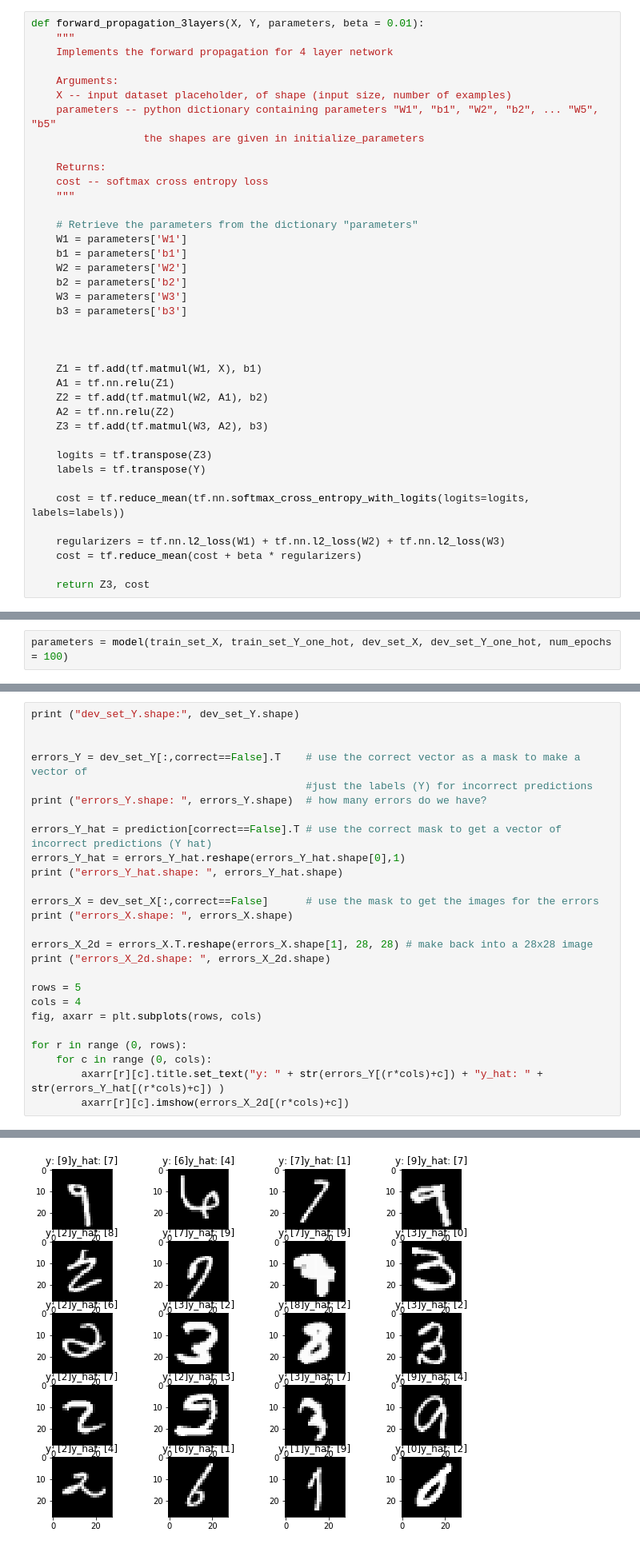
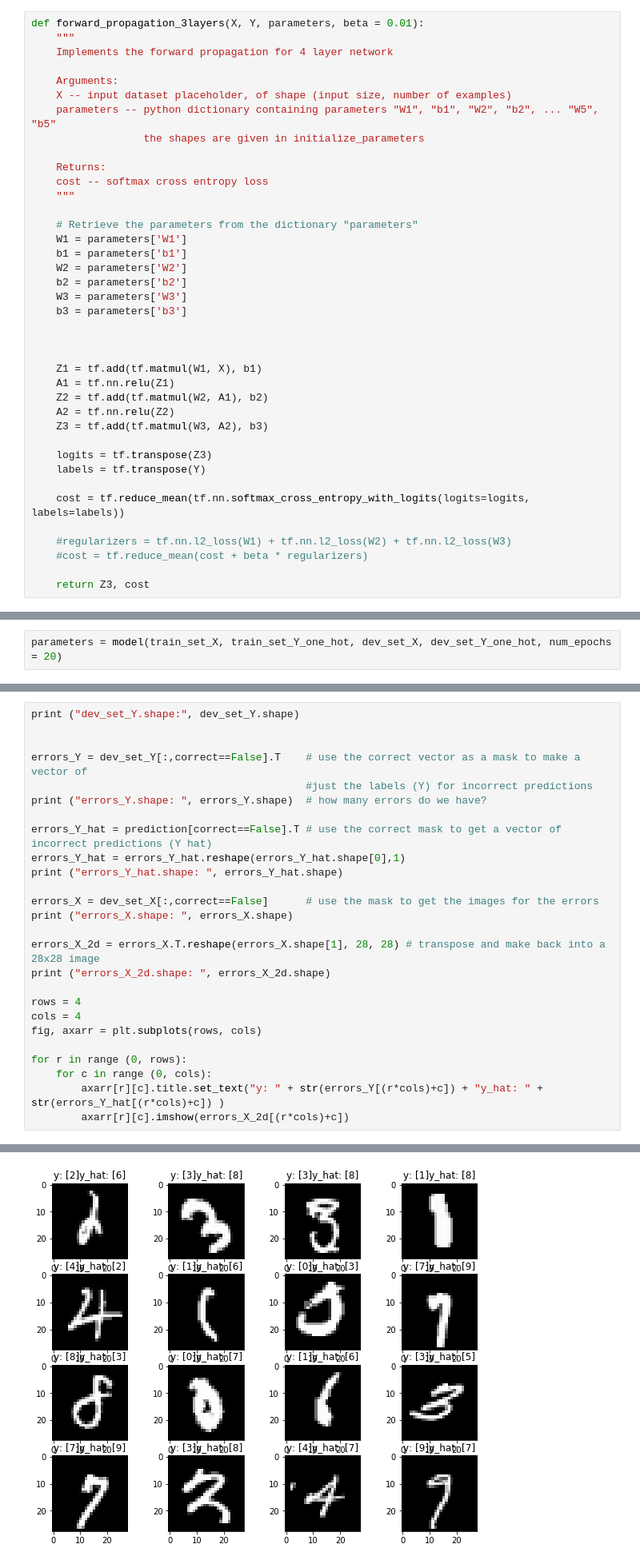
Before and after one commit to nicksexton/handwritten_digit_recognition, a Jupyter notebook: part 2 - mnist dataset.ipynb, the cells around one changed output, grey strips where cells are left out. Shown at 80% size. Cells and saved outputs as stored; diff of their text form.

Commit message:
tweaking the training

```diff
--- a/part 2 - mnist dataset.ipynb
+++ b/part 2 - mnist dataset.ipynb
@@ -374,8 +374,8 @@ def forward_propagation_3layers(X, Y, parameters, beta = 0.01):
 
     cost = tf.reduce_mean(tf.nn.softmax_cross_entropy_with_logits(logits=logits, labels=labels))
 
-    regularizers = tf.nn.l2_loss(W1) + tf.nn.l2_loss(W2) + tf.nn.l2_loss(W3)
-    cost = tf.reduce_mean(cost + beta * regularizers)
+    #regularizers = tf.nn.l2_loss(W1) + tf.nn.l2_loss(W2) + tf.nn.l2_loss(W3)
+    #cost = tf.reduce_mean(cost + beta * regularizers)
 
     return Z3, cost
 # %% [markdown]
@@ -470,5 +470,5 @@ def model(X_train, Y_train, X_test, Y_test, learning_rate = 0.0001, beta = 0.01,
 
         return parameters
 # %%
-parameters = model(train_set_X, train_set_Y_one_hot, dev_set_X, dev_set_Y_one_hot, num_epochs = 100)
+parameters = model(train_set_X, train_set_Y_one_hot, dev_set_X, dev_set_Y_one_hot, num_epochs = 20)
 # %% [output]
@@ -630,10 +628,10 @@ print ("errors_Y_hat.shape: ", errors_Y_hat.shape)
 errors_X = dev_set_X[:,correct==False]      # use the mask to get the images for the errors
 print ("errors_X.shape: ", errors_X.shape)
 
-errors_X_2d = errors_X.T.reshape(errors_X.shape[1], 28, 28) # make back into a 28x28 image
+errors_X_2d = errors_X.T.reshape(errors_X.shape[1], 28, 28) # transpose and make back into a 28x28 image
 print ("errors_X_2d.shape: ", errors_X_2d.shape)
 
-rows = 5
+rows = 4
 cols = 4
 fig, axarr = plt.subplots(rows, cols)
 
@@ -650 +648 @@ errors_X_2d.shape:  (533, 28, 28)
-[figure, old version]
+[figure, new version]
```
Also changed, not shown: parts of 10 cells of this notebook.
